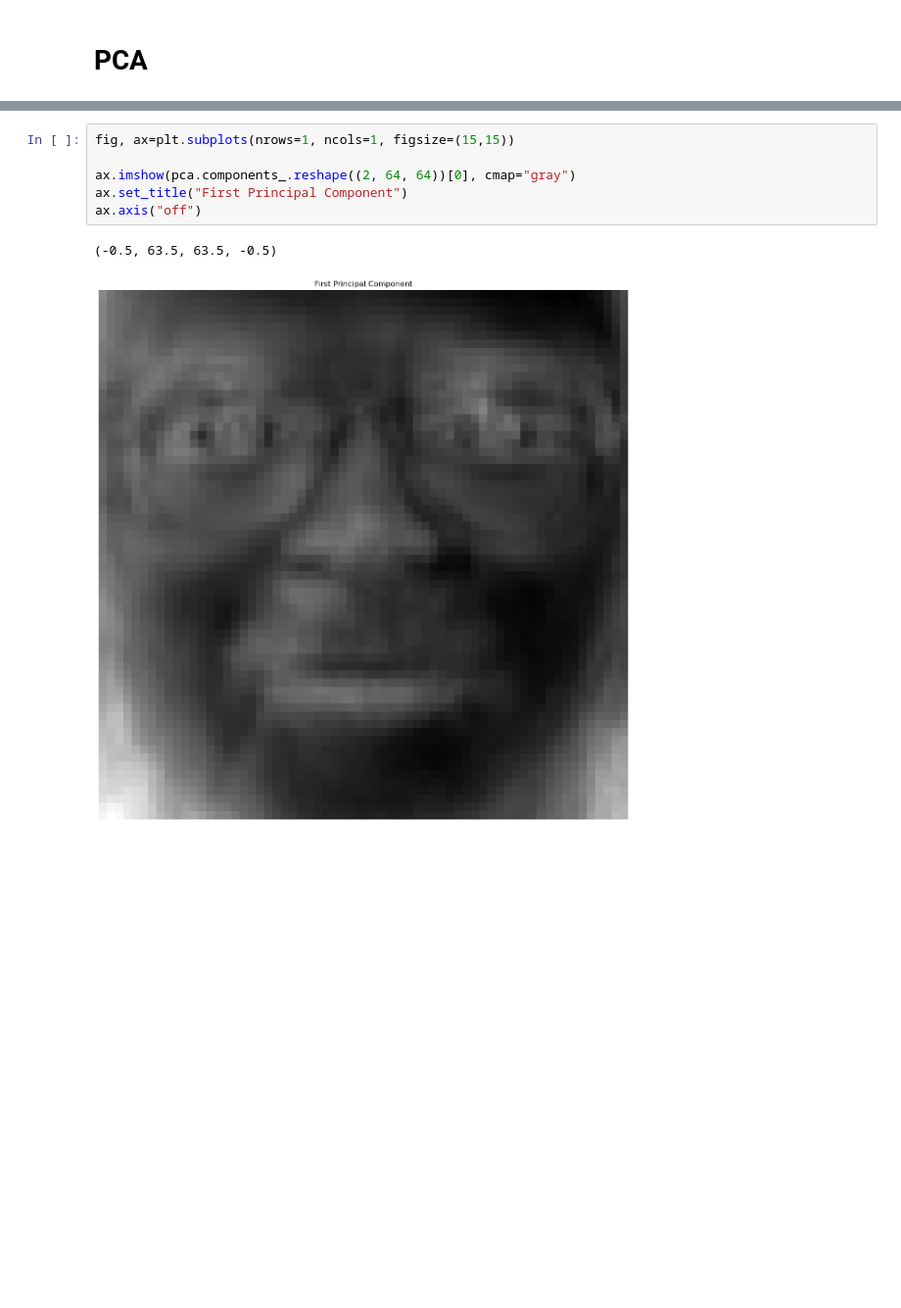
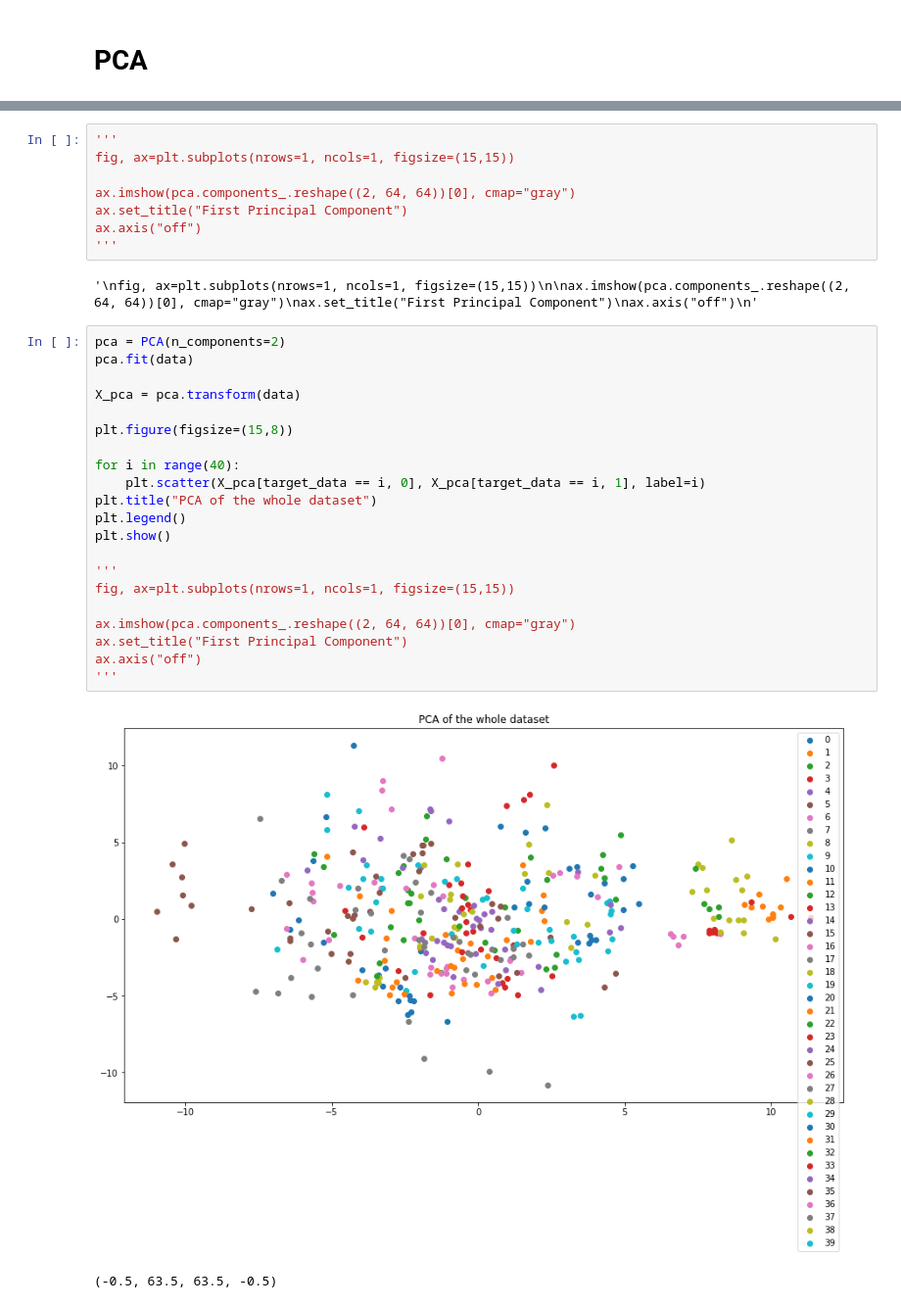
Before and after one commit to TheScorpoi/faa-face-recognition, a Jupyter notebook: src/main.ipynb, the cells around one changed output, grey strips where cells are left out. Shown at 98% size. Drawn from its saved outputs; the diff is of its cells as text; blank space fills up the shorter version.

```diff
--- a/src/main.ipynb
+++ b/src/main.ipynb
@@ -164,9 +193,34 @@ Show the average face
 # %%
+'''
 fig, ax=plt.subplots(nrows=1, ncols=1, figsize=(15,15))
 
 ax.imshow(pca.components_.reshape((2, 64, 64))[0], cmap="gray")
 ax.set_title("First Principal Component")
 ax.axis("off")
+'''
 # %% [output]
-(-0.5, 63.5, 63.5, -0.5)
+'\nfig, ax=plt.subplots(nrows=1, ncols=1, figsize=(15,15))\n\nax.imshow(pca.components_.reshape((2, 64, 64))[0], cmap="gray")\nax.set_title("First Principal Component")\nax.axis("off")\n'
-[figure, removed]
+# %%
+pca = PCA(n_components=2)
+pca.fit(data)
+
+X_pca = pca.transform(data)
+
+plt.figure(figsize=(15,8))
+
+for i in range(40):
+    plt.scatter(X_pca[target_data == i, 0], X_pca[target_data == i, 1], label=i)
+plt.title("PCA of the whole dataset")
+plt.legend()
+plt.show()
+
+'''
+fig, ax=plt.subplots(nrows=1, ncols=1, figsize=(15,15))
+
+ax.imshow(pca.components_.reshape((2, 64, 64))[0], cmap="gray")
+ax.set_title("First Principal Component")
+ax.axis("off")
+'''
+# %% [output]
+[figure, added]
+(-0.5, 63.5, 63.5, -0.5)
```
Also changed, not shown: parts of 15 cells of this notebook.
